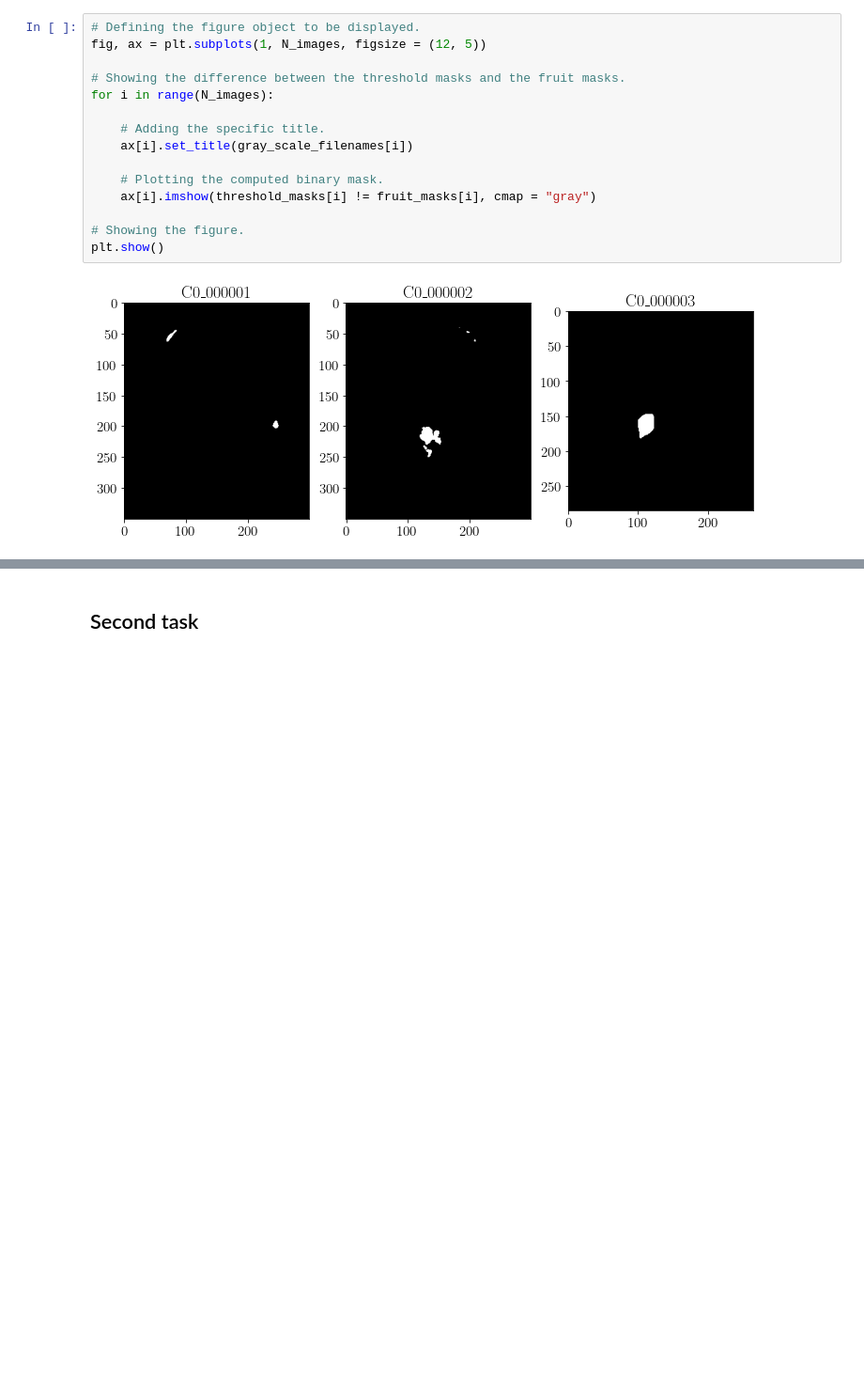
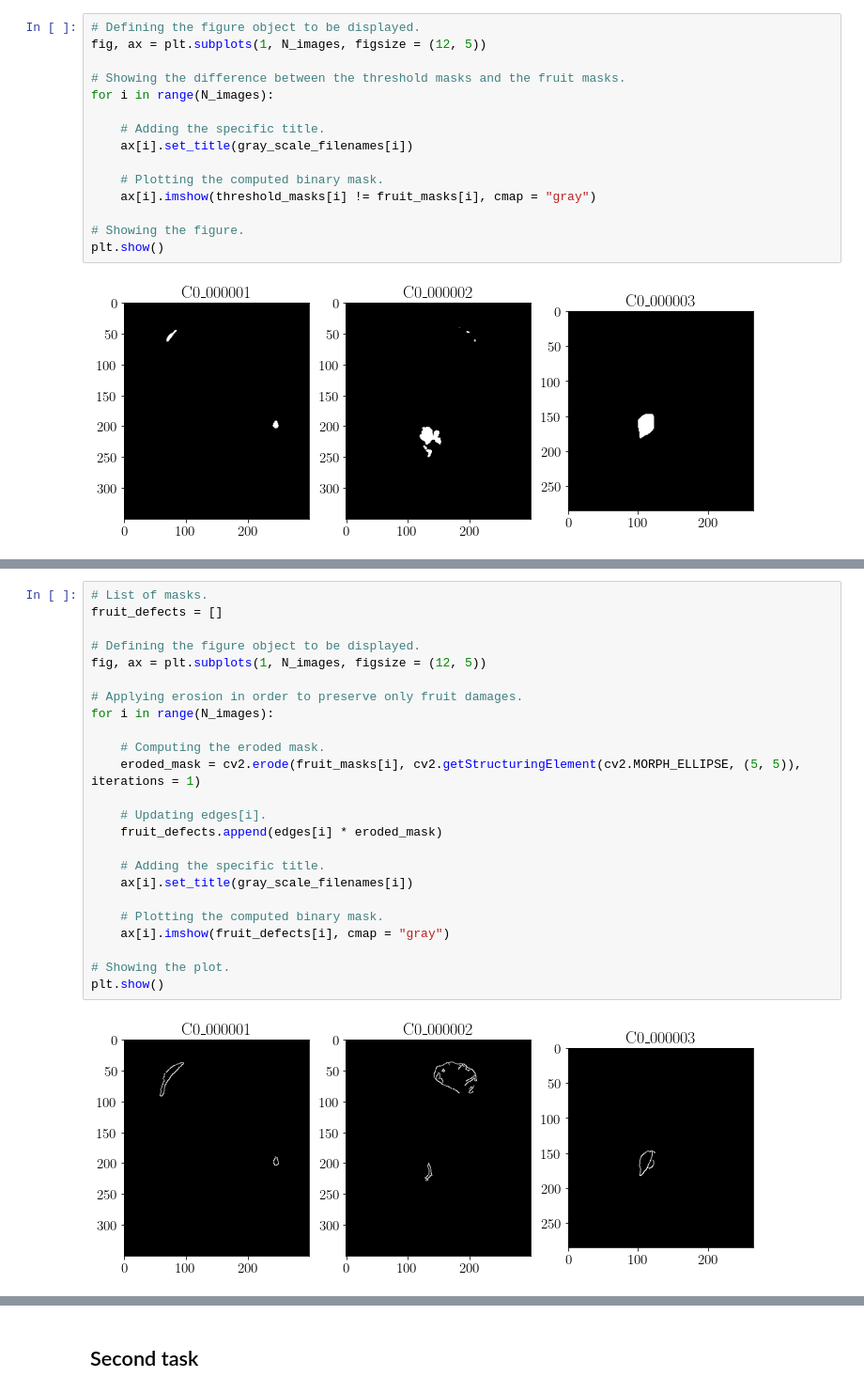
Before and after one commit to matteodonati/fruit_inspection, a Jupyter notebook: fruit_inspection.ipynb, the cells around one changed output, grey strips where cells are left out. Shown at 94% size. Drawn from its saved outputs; the diff is of its cells as text; blank space fills up the shorter version.

```diff
--- a/fruit_inspection.ipynb
+++ b/fruit_inspection.ipynb
@@ -239,0 +263,26 @@ plt.show()
+# %%
+# List of masks.
+fruit_defects = []
+
+# Defining the figure object to be displayed.
+fig, ax = plt.subplots(1, N_images, figsize = (12, 5))
+
+# Applying erosion in order to preserve only fruit damages.
+for i in range(N_images):
+
+    # Computing the eroded mask.
+    eroded_mask = cv2.erode(fruit_masks[i], cv2.getStructuringElement(cv2.MORPH_ELLIPSE, (5, 5)), iterations = 1)
+
+    # Updating edges[i].
+    fruit_defects.append(edges[i] * eroded_mask)
+
+    # Adding the specific title.
+    ax[i].set_title(gray_scale_filenames[i])
+
+    # Plotting the computed binary mask.
+    ax[i].imshow(fruit_defects[i], cmap = "gray")
+
+# Showing the plot.
+plt.show()
+# %% [output]
+[figure, added]
```
Also changed, not shown: parts of 6 cells of this notebook.
